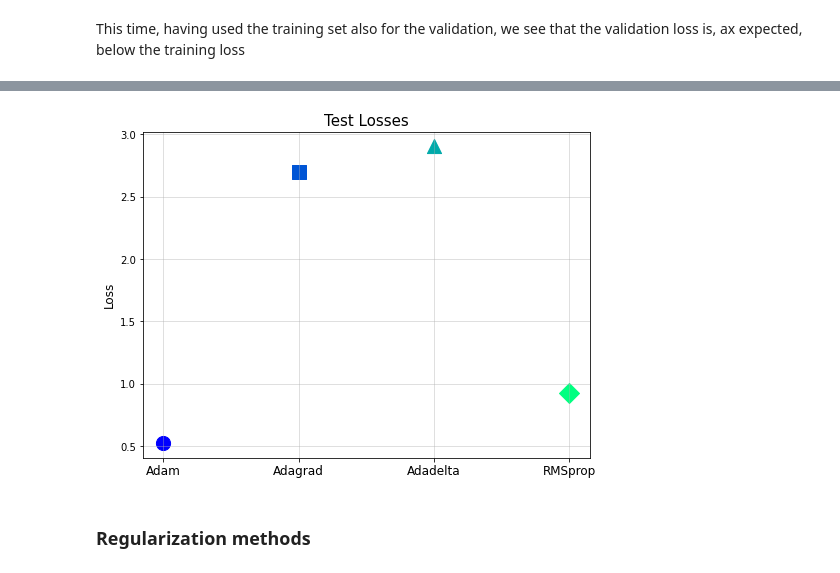
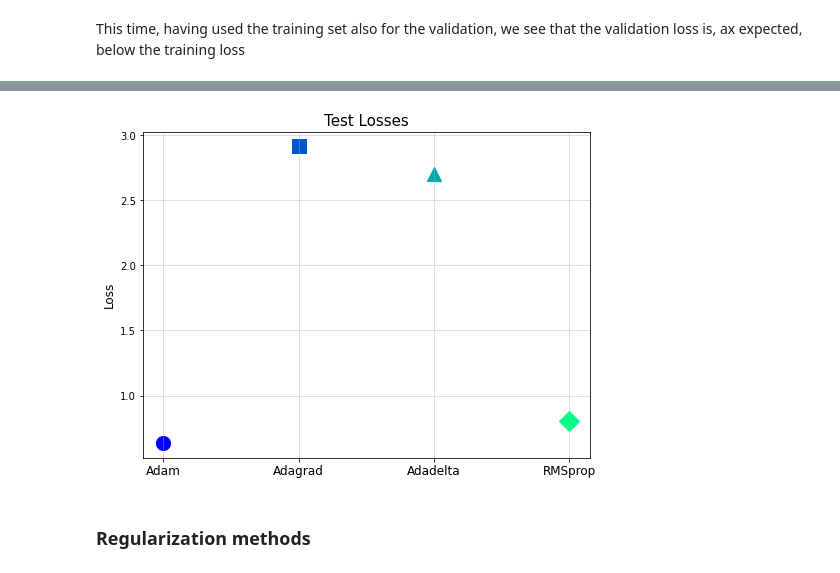
Before and after one commit to rossetl/NNDL, a Jupyter notebook: Homework 1/Homework1_Rosset_Lorenzo.ipynb, the cells around one changed output, grey strips where cells are left out. Drawn from its saved outputs; the diff is of its cells as text; code cells hidden in the pictures.

```diff
--- a/Homework 1/Homework1_Rosset_Lorenzo.ipynb
+++ b/Homework 1/Homework1_Rosset_Lorenzo.ipynb
@@ -354,26 +356,3 @@ def train_model(model, num_folds, num_epochs, batch_size, device, train_dataset,
     avg_val_loss = np.mean(val_loss_log, axis=0)
     avg_test_loss = np.mean(test_loss_log)
     return avg_train_loss, avg_val_loss, avg_test_loss
-# %%
-models = [Net(Ni, Nh1, Nh2, No),
-          Net(Ni, Nh1, Nh2, No),
-          Net(Ni, Nh1, Nh2, No),
-          Net(Ni, Nh1, Nh2, No)]
-for model in models:
-    model.to(device)
-lab_optimizers = ['Adam', 'Adagrad', 'Adadelta', 'RMSprop']
-optimizers = [optim.Adam(models[0].parameters(), lr=1e-3),
-              optim.Adadelta(models[1].parameters(), lr=1e-3),
-              optim.Adagrad(models[2].parameters(), lr=1e-3),
-              optim.RMSprop(models[3].parameters(), lr=1e-3)]
-train_curves = []
-val_curves = []
-test_losses = []
-for label, model, optimizer in zip(lab_optimizers, models, optimizers):
-    print('\n---------------------------')
-    print('Optimizer:', label)
-    print('---------------------------\n')
-    avg_train_loss, avg_val_loss, avg_test_loss = train_model(model, 5, 500, 10, device, train_dataset, test_dataset, loss_fn, optimizer)
-    train_curves.append(avg_train_loss)
-    val_curves.append(avg_val_loss)
-    test_losses.append(avg_test_loss)
@@ -397,0 +359,17 @@ Epoch:500/500, AVG Training Loss:0.466, AVG Val Loss:1.159
+# %%
+optimizer_names = ['Adam', 'Adagrad', 'Adadelta', 'RMSprop']
+
+train_curves = []
+val_curves = []
+test_losses = []
+for optimizer_name in optimizer_names:
+    print('\n---------------------------')
+    print('Optimizer:', optimizer_name)
+    print('---------------------------\n')
+    model = Net(Ni, Nh1, Nh2, No)
+    model.to(device)
+    optimizer = getattr(optim, optimizer_name)(model.parameters(), lr=1e-3)
+    avg_train_loss, avg_val_loss, avg_test_loss = train_model(model, 5, 500, 10, device, train_dataset, test_dataset, loss_fn, optimizer, 2022)
+    train_curves.append(avg_train_loss)
+    val_curves.append(avg_val_loss)
+    test_losses.append(avg_test_loss)
@@ -422,9 +418,9 @@ plt.title('Test Losses', size=15)
 plt.grid(axis='both', alpha=0.5)
 markers = ['o', 's', '^', 'D']
 
-for i in range(len(lab_optimizers)):
+for i in range(len(optimizer_names)):
     plt.scatter([i], [test_losses[i]], s=200, color=colors(i), marker=markers[i])
 
-plt.xticks(ticks=[0,1,2,3], labels=lab_optimizers, rotation=0, size=12);
+plt.xticks(ticks=[0,1,2,3], labels=optimizer_names, rotation=0, size=12);
 print('Adam test loss:', test_losses[0])
 # %% [output]
@@ -432,4 +428,4 @@ Adam test loss: 0.5244555
-[figure, old version]
+[figure, new version]
 # %% [markdown]
 ### Regularization methods
 # %% [markdown]
```
Also changed, not shown: parts of 10 cells of this notebook.
